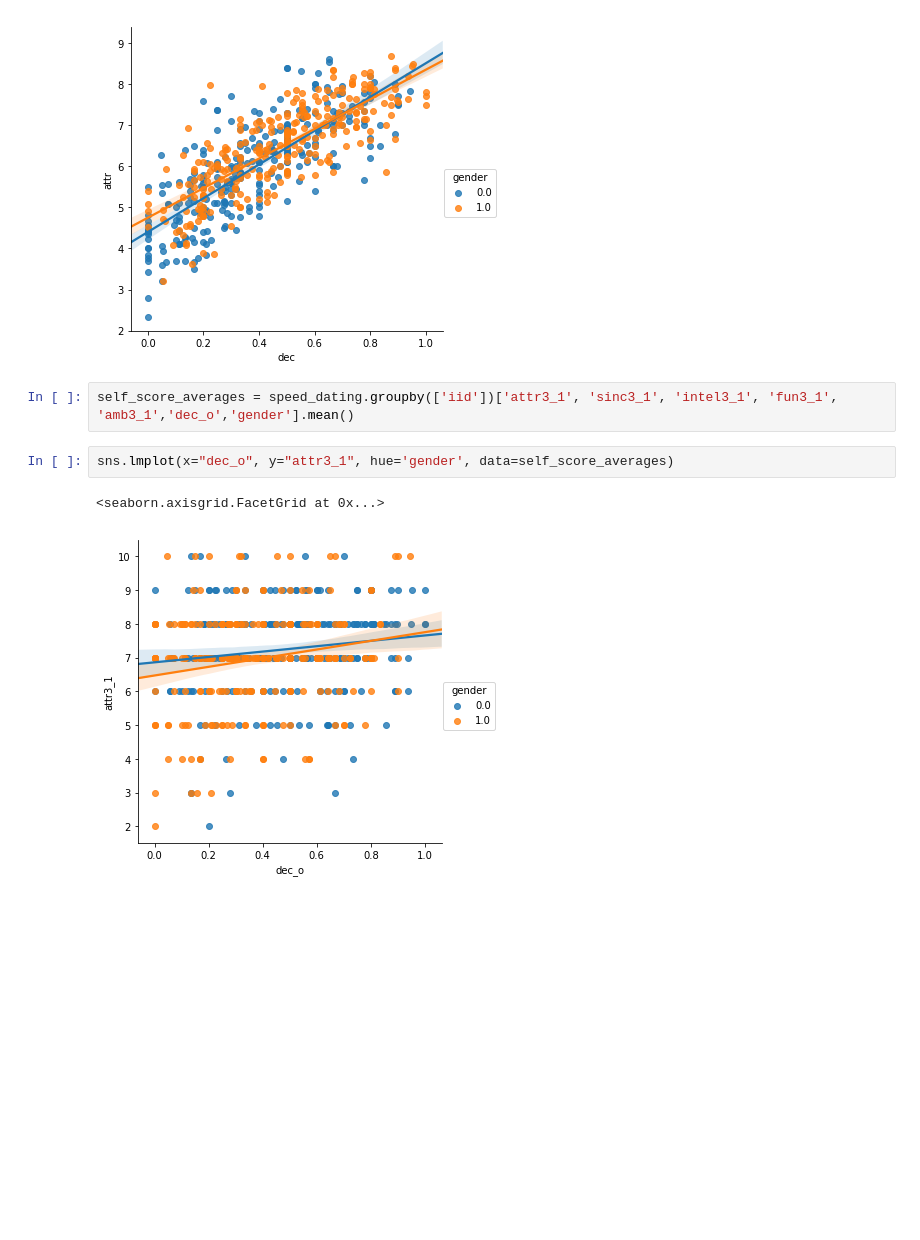
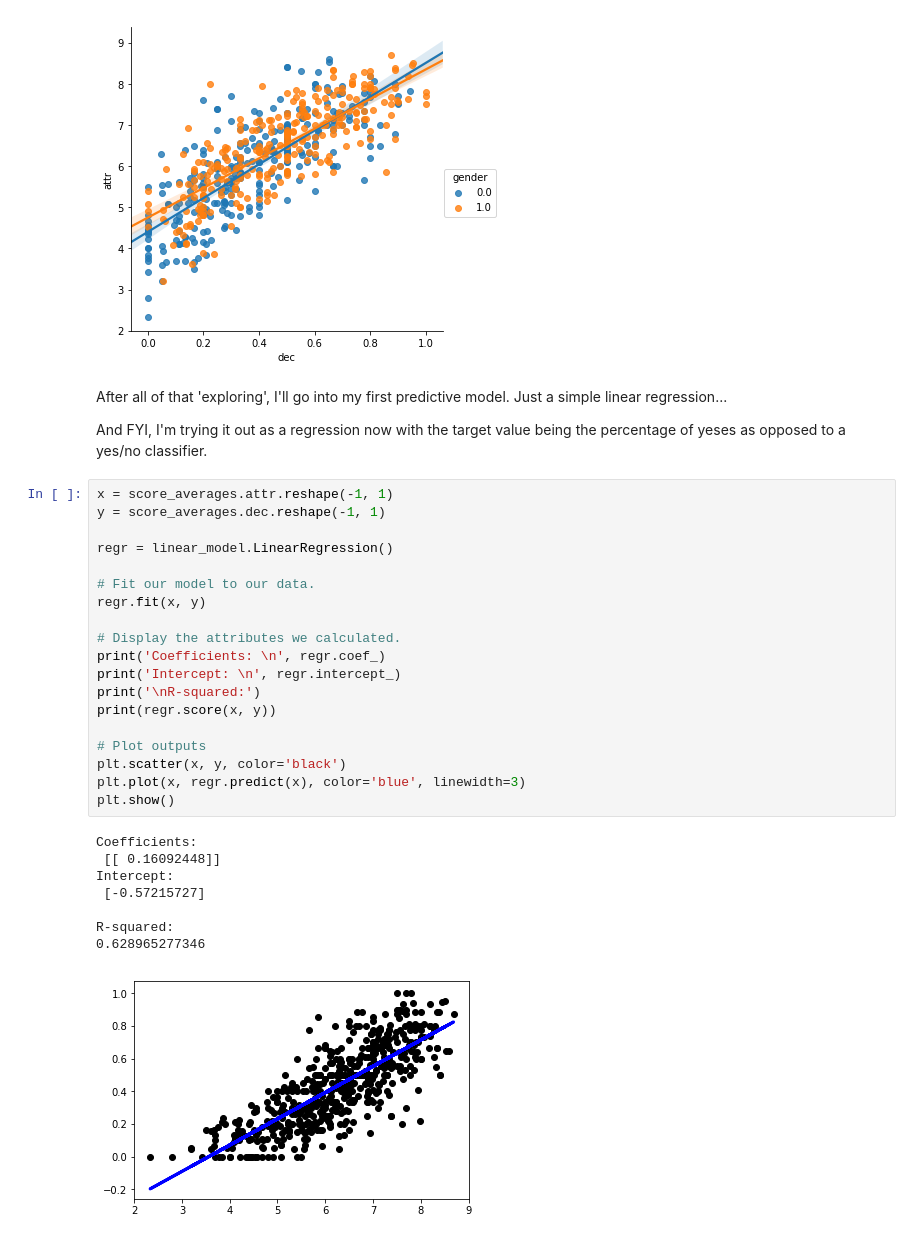
Before and after one commit to VincentG123/ThinkfulBootcamp, a Jupyter notebook: Speed_Dating_2.ipynb, the cells around one changed output. Drawn from its saved outputs; the diff is of its cells as text; blank space fills up the shorter version.

Commit message:
More updates for Capstone. Added first model

```diff
--- a/Speed_Dating_2.ipynb
+++ b/Speed_Dating_2.ipynb
@@ -279,10 +280,35 @@ sns.lmplot(x="dec", y="attr", hue='gender', data=score_averages)
 # %% [output]
 <seaborn.axisgrid.FacetGrid at 0x...>
 [figure]
-# %%
-self_score_averages = speed_dating.groupby(['iid'])['attr3_1', 'sinc3_1', 'intel3_1', 'fun3_1', 'amb3_1','dec_o','gender'].mean()
-# %%
-sns.lmplot(x="dec_o", y="attr3_1", hue='gender', data=self_score_averages)
-# %% [output]
-<seaborn.axisgrid.FacetGrid at 0x...>
-[figure, removed]
+# %% [markdown]
+After all of that 'exploring', I'll go into my first predictive model. Just a simple linear regression...
+
+And FYI, I'm trying it out as a regression now with the target value being the percentage of yeses as opposed to a yes/no classifier.
+# %%
+x = score_averages.attr.reshape(-1, 1)
+y = score_averages.dec.reshape(-1, 1)
+
+regr = linear_model.LinearRegression()
+
+# Fit our model to our data.
+regr.fit(x, y)
+
+# Display the attributes we calculated.
+print('Coefficients: \n', regr.coef_)
+print('Intercept: \n', regr.intercept_)
+print('\nR-squared:')
+print(regr.score(x, y))
+
+# Plot outputs
+plt.scatter(x, y, color='black')
+plt.plot(x, regr.predict(x), color='blue', linewidth=3)
+plt.show()
+# %% [output]
+Coefficients:
+ [[ 0.16092448]]
+Intercept:
+ [-0.57215727]
+
+R-squared:
+0.628965277346
+[figure, added]
```
Also changed, not shown: parts of 11 cells of this notebook.
